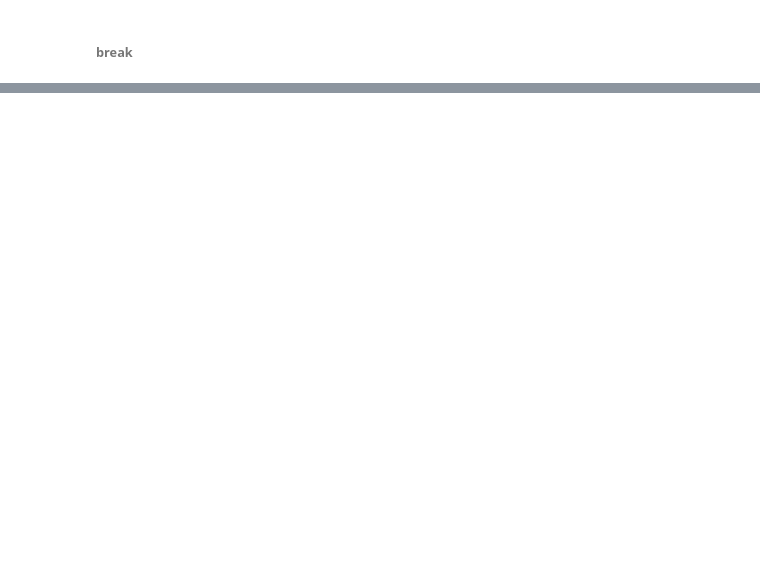
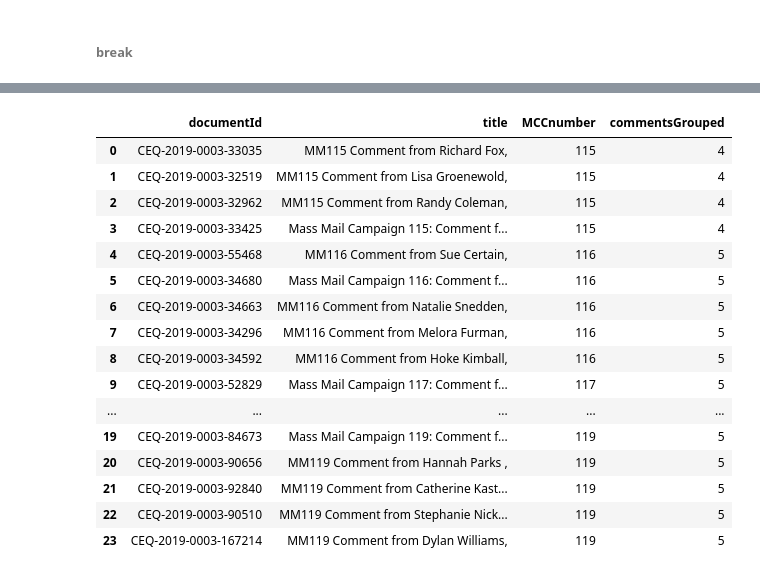
Before and after one commit to mfebrizio/public-commenting-COVID-19, a Jupyter notebook: Analyze Comments/Public Commenting and COVID-19 - Analysis.ipynb, the cells around one changed output, grey strips where cells are left out. Cells and saved outputs as stored; diff of their text form; code cells hidden in the pictures; blank space fills up the shorter version.

```diff
--- a/Analyze Comments/Public Commenting and COVID-19 - Analysis.ipynb
+++ b/Analyze Comments/Public Commenting and COVID-19 - Analysis.ipynb
@@ -289,11 +684,29 @@ print(len(MMfilter.loc[restriction,:]))
 # %% [markdown]
 ###### break
 # %%
+%%time
+
 # currently promising!
 # combine idList with num and obs for new df?? then merge new df with df2020??
-x = 119
+
 checkRestriction = MMfilter['docketId']=='CEQ-2019-0003'
-regex = 'Mass Mail Campaign '+str(x)+r'\b|MM'+str(x)+r'\b'
-checkLu = MMfilter.loc[checkRestriction,'title'].str.contains(regex, regex=True, case=True)
-idList = MMfilter.loc[checkRestriction,:].loc[checkLu,'documentId'].tolist()
-idList
+idList = []
+titleList = []
+numList = []
+obsList = []
+
+for x in range(115,120):
+    regex = 'Mass Mail Campaign '+str(x)+r'\b|MM'+str(x)+r'\b'
+    checkLu = MMfilter.loc[checkRestriction,'title'].str.contains(regex, regex=True, case=True)
+
+    idList.extend(MMfilter.loc[checkRestriction,:].loc[checkLu,'documentId'].tolist())
+    titleList.extend(MMfilter.loc[checkRestriction,:].loc[checkLu,'title'].tolist())
+
+    obs = int(checkLu.value_counts()[True])
+    obsList.extend([obs]*obs)
+    numList.extend([x]*obs)
+
+dataList = list(zip(idList,titleList,numList,obsList))
+dfList = pd.DataFrame(dataList, columns = ['documentId', 'title', 'MCCnumber', 'commentsGrouped'])
+dfList
+# %% [output]
@@ -300,3 +714,20 @@ idList
+|  | documentId | title | MCCnumber | commentsGrouped |
+| 0 | CEQ-2019-0003-33035 | MM115 Comment from Richard Fox, | 115 | 4 |
+| 1 | CEQ-2019-0003-32519 | MM115 Comment from Lisa Groenewold, | 115 | 4 |
+| 2 | CEQ-2019-0003-32962 | MM115 Comment from Randy Coleman, | 115 | 4 |
+| 3 | CEQ-2019-0003-33425 | Mass Mail Campaign 115: Comment f... | 115 | 4 |
+| 4 | CEQ-2019-0003-55468 | MM116 Comment from Sue Certain, | 116 | 5 |
+| 5 | CEQ-2019-0003-34680 | Mass Mail Campaign 116: Comment f... | 116 | 5 |
+| 6 | CEQ-2019-0003-34663 | MM116 Comment from Natalie Snedden, | 116 | 5 |
+| 7 | CEQ-2019-0003-34296 | MM116 Comment from Melora Furman, | 116 | 5 |
+| 8 | CEQ-2019-0003-34592 | MM116 Comment from Hoke Kimball, | 116 | 5 |
+| 9 | CEQ-2019-0003-52829 | Mass Mail Campaign 117: Comment f... | 117 | 5 |
+| ... | ... | ... | ... | ... |
+| 19 | CEQ-2019-0003-84673 | Mass Mail Campaign 119: Comment f... | 119 | 5 |
+| 20 | CEQ-2019-0003-90656 | MM119 Comment from Hannah Parks , | 119 | 5 |
+| 21 | CEQ-2019-0003-92840 | MM119 Comment from Catherine Kast... | 119 | 5 |
+| 22 | CEQ-2019-0003-90510 | MM119 Comment from Stephanie Nick... | 119 | 5 |
+| 23 | CEQ-2019-0003-167214 | MM119 Comment from Dylan Williams, | 119 | 5 |
 # %%
 ## currently garbage
 df2020['MCCnumber'] = 0
```
Also changed, not shown: parts of 28 cells of this notebook.
